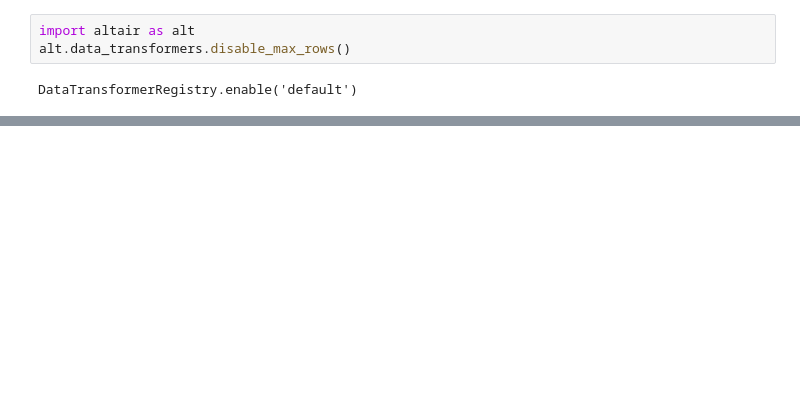
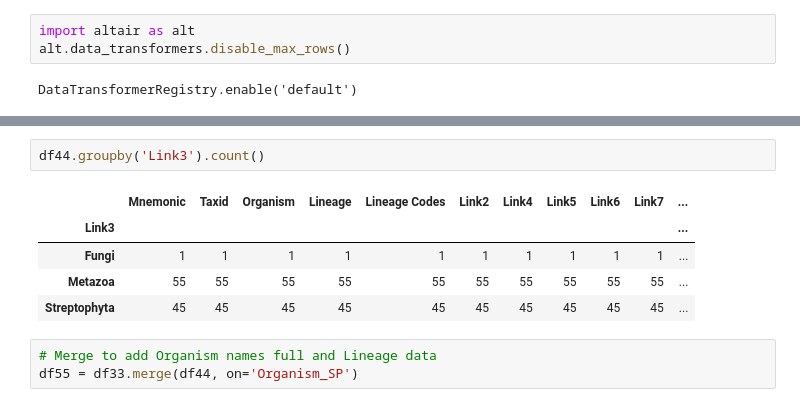
Before and after one commit to Nanocell-Lab/CAFPdb, a Jupyter notebook: 02_Diamond_SwissProt.ipynb, the cells around one changed output, grey strips where cells are left out. Cells and saved outputs as stored; diff of their text form; blank space fills up the shorter version.

```diff
--- a/02_Diamond_SwissProt.ipynb
+++ b/02_Diamond_SwissProt.ipynb
@@ -307,0 +424,11 @@ bar_chart2
+# %%
+df44.groupby('Link3').count()
+# %% [output]
+|  | Mnemonic | Taxid | Organism | Lineage | Lineage Codes | Link2 | Link4 | Link5 | Link6 | Link7 | ... |
+| Link3 |  |  |  |  |  |  |  |  |  |  | ... |
+| Fungi | 1 | 1 | 1 | 1 | 1 | 1 | 1 | 1 | 1 | 1 | ... |
+| Metazoa | 55 | 55 | 55 | 55 | 55 | 55 | 55 | 55 | 55 | 55 | ... |
+| Streptophyta | 45 | 45 | 45 | 45 | 45 | 45 | 45 | 45 | 45 | 45 | ... |
+# %%
+# Merge to add Organism names full and Lineage data
+df55 = df33.merge(df44, on='Organism_SP')
```
Also changed, not shown: parts of 28 cells of this notebook, 13 other files.
